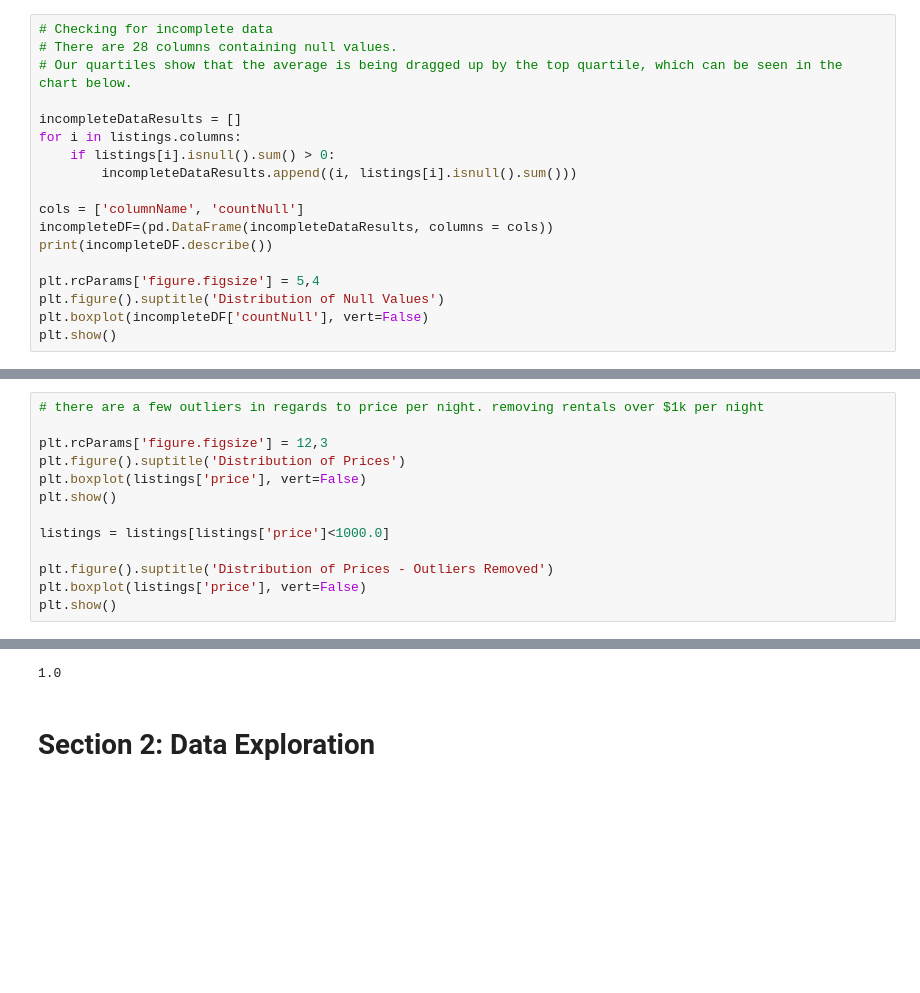
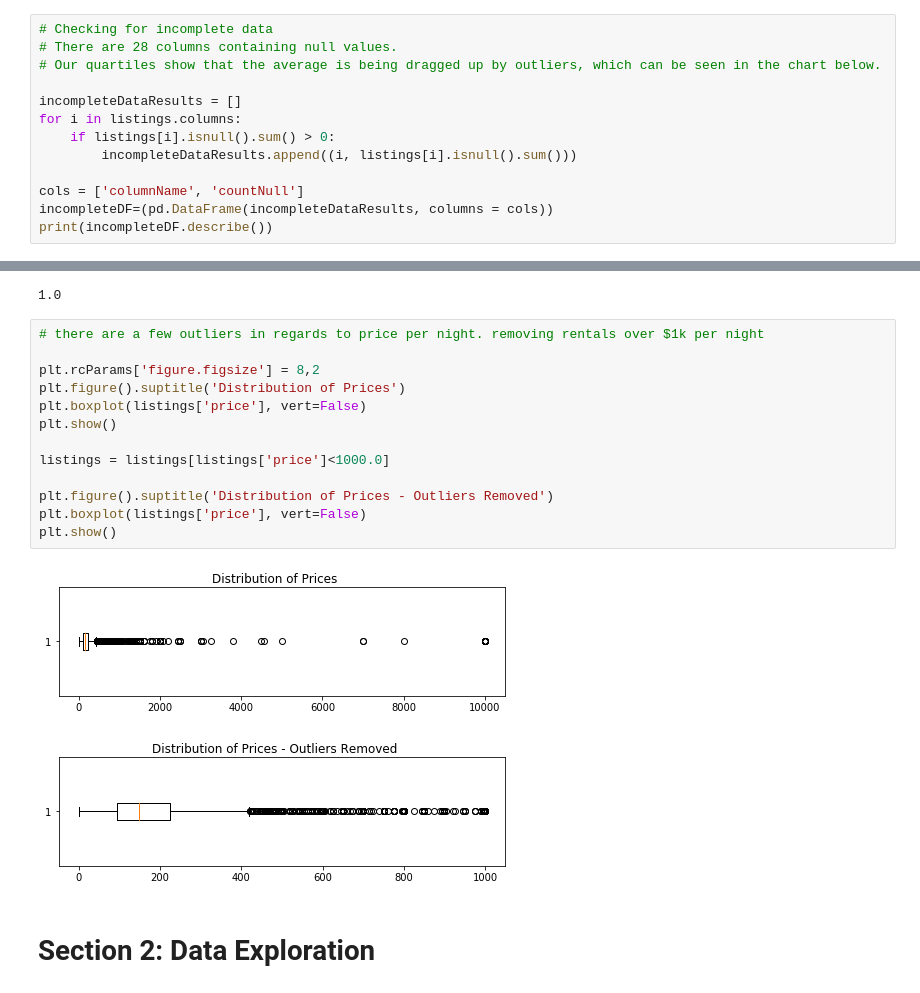
Before and after one commit to jackdoesdata/AirBnB-Analysis, a Jupyter notebook: airbnb_sf_analysis.ipynb, the cells around one changed output, grey strips where cells are left out. Drawn from its saved outputs; the diff is of its cells as text; blank space fills up the shorter version.

```diff
--- a/airbnb_sf_analysis.ipynb
+++ b/airbnb_sf_analysis.ipynb
@@ -27,7 +35,7 @@ for x in dropCols:
 # %%
 # Checking for incomplete data
 # There are 28 columns containing null values.
-# Our quartiles show that the average is being dragged up by the top quartile, which can be seen in the chart below.
+# Our quartiles show that the average is being dragged up by outliers, which can be seen in the chart below.
 
 incompleteDataResults = []
 for i in listings.columns:
@@ -37,11 +45,6 @@ for i in listings.columns:
 cols = ['columnName', 'countNull']
 incompleteDF=(pd.DataFrame(incompleteDataResults, columns = cols))
 print(incompleteDF.describe())
-
-plt.rcParams['figure.figsize'] = 5,4
-plt.figure().suptitle('Distribution of Null Values')
-plt.boxplot(incompleteDF['countNull'], vert=False)
-plt.show()
 # %% [output]
          countNull
 count    28.000000
@@ -88,16 +91,3 @@ for x in numerics:
 # format booleans
 # for x in bools:
 listings = listings.replace(['t', 'f'], [1,0])
-# %%
-# there are a few outliers in regards to price per night. removing rentals over $1k per night
-
-plt.rcParams['figure.figsize'] = 12,3
-plt.figure().suptitle('Distribution of Prices')
-plt.boxplot(listings['price'], vert=False)
-plt.show()
-
-listings = listings[listings['price']<1000.0]
-
-plt.figure().suptitle('Distribution of Prices - Outliers Removed')
-plt.boxplot(listings['price'], vert=False)
-plt.show()
@@ -136,5 +123,21 @@ listings = listings[~listings['calendar_updated'].str.contains('never')]
 listings['id'].nunique() / len(listings)
 # %% [output]
 1.0
+# %%
+# there are a few outliers in regards to price per night. removing rentals over $1k per night
+
+plt.rcParams['figure.figsize'] = 8,2
+plt.figure().suptitle('Distribution of Prices')
+plt.boxplot(listings['price'], vert=False)
+plt.show()
+
+listings = listings[listings['price']<1000.0]
+
+plt.figure().suptitle('Distribution of Prices - Outliers Removed')
+plt.boxplot(listings['price'], vert=False)
+plt.show()
+# %% [output]
+[figure, added]
+[figure, added]
 # %% [markdown]
 # Section 2: Data Exploration
```
Also changed, not shown: parts of 25 cells of this notebook.
